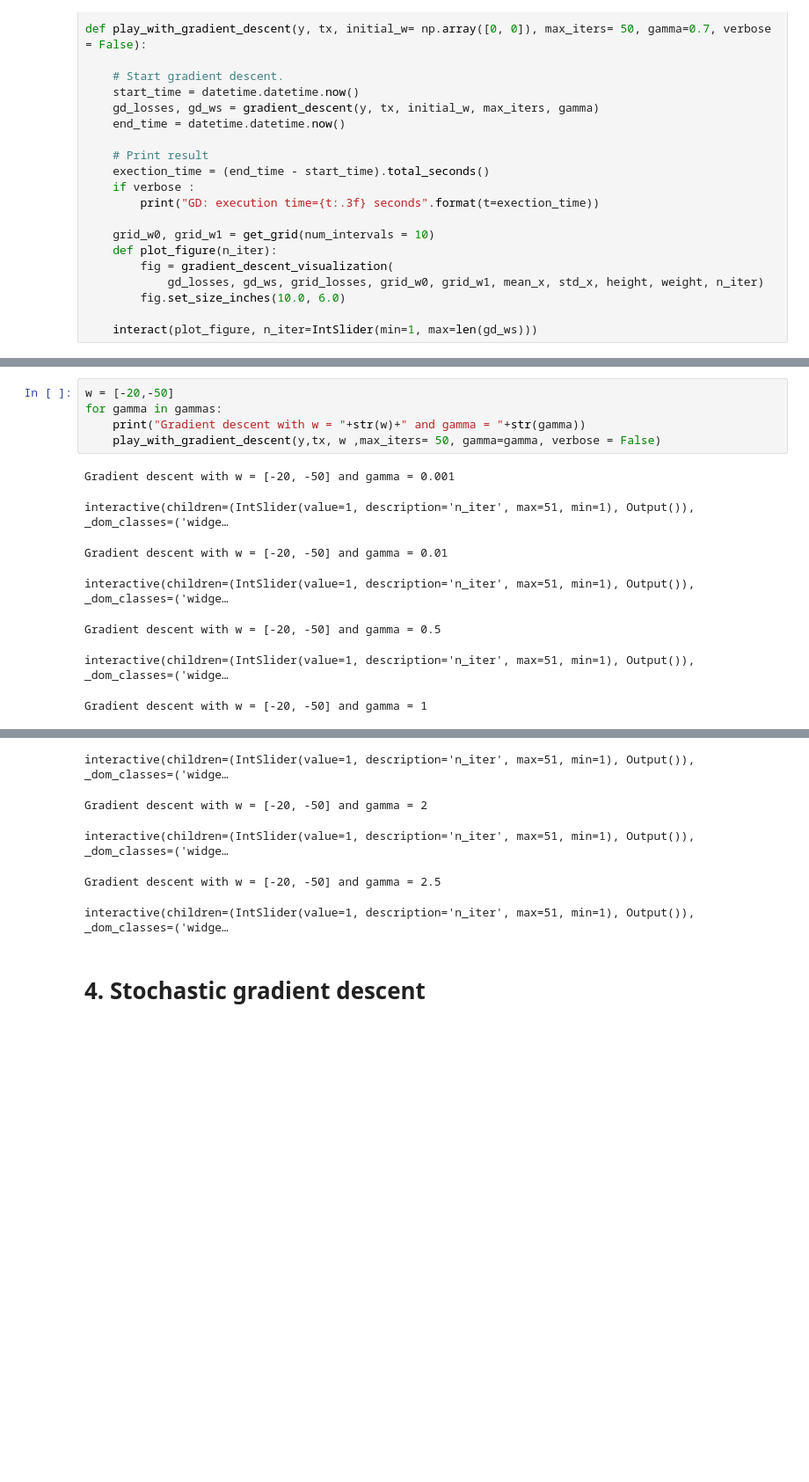
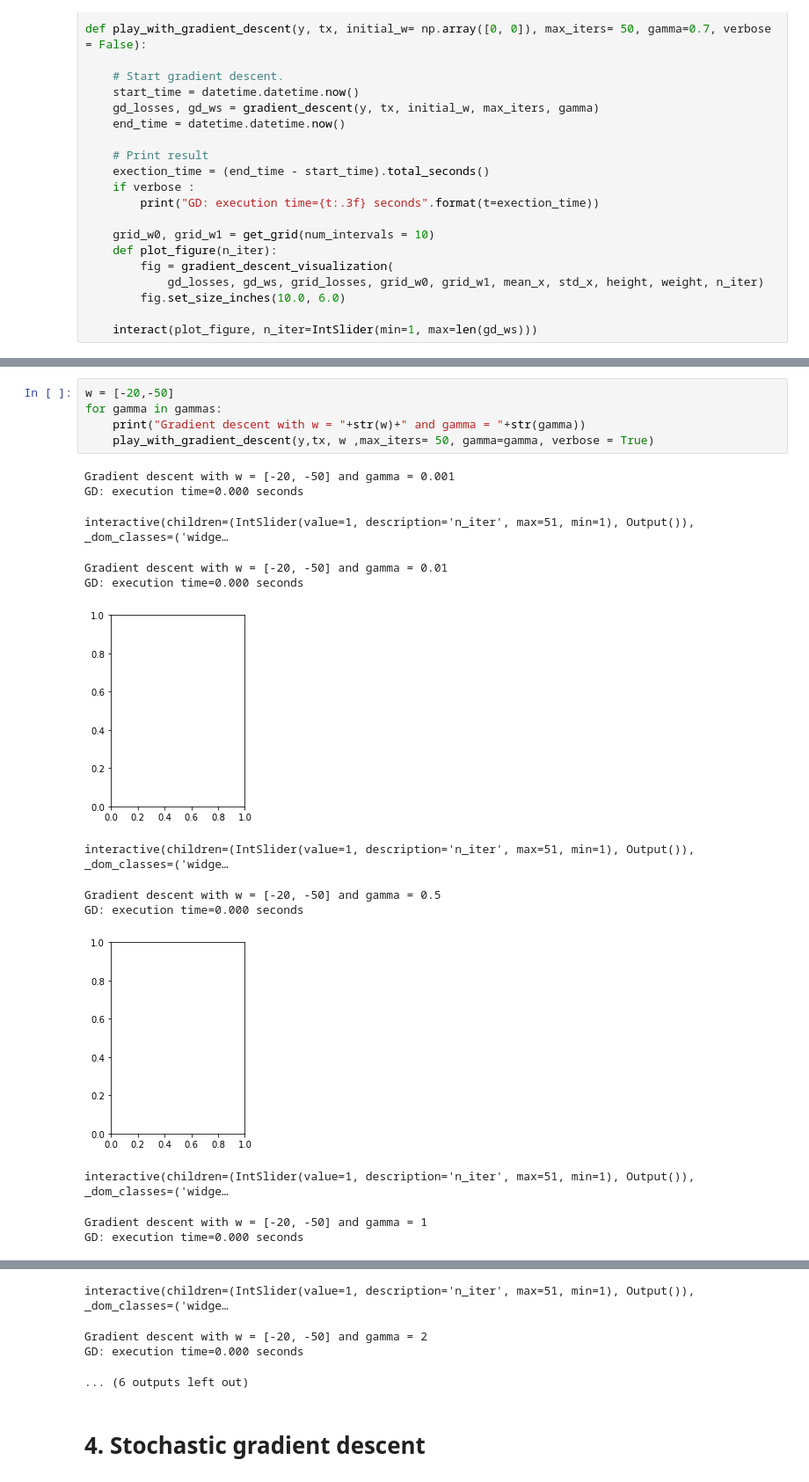
Before and after one commit to Mathiponds/ML_course, a Jupyter notebook: labs/ex02/template/ex02.ipynb, the cells around one changed output, grey strips where cells are left out. Shown at 88% size. Drawn from its saved outputs; the diff is of its cells as text; blank space fills up the shorter version.

```diff
--- a/labs/ex02/template/ex02.ipynb
+++ b/labs/ex02/template/ex02.ipynb
@@ -242,13 +245,19 @@ interactive(children=(IntSlider(value=1, description='n_iter', max=51, min=1), O
 # %%
 w = [-20,-50]
 for gamma in gammas:
     print("Gradient descent with w = "+str(w)+" and gamma = "+str(gamma))
-    play_with_gradient_descent(y,tx, w ,max_iters= 50, gamma=gamma, verbose = False)
+    play_with_gradient_descent(y,tx, w ,max_iters= 50, gamma=gamma, verbose = True)
 # %% [output]
 Gradient descent with w = [-20, -50] and gamma = 0.001
+GD: execution time=0.000 seconds
 interactive(children=(IntSlider(value=1, description='n_iter', max=51, min=1), Output()), _dom_classes=('widge…
 Gradient descent with w = [-20, -50] and gamma = 0.01
+GD: execution time=0.000 seconds
+[figure, added]
 interactive(children=(IntSlider(value=1, description='n_iter', max=51, min=1), Output()), _dom_classes=('widge…
 Gradient descent with w = [-20, -50] and gamma = 0.5
+GD: execution time=0.000 seconds
+[figure, added]
 interactive(children=(IntSlider(value=1, description='n_iter', max=51, min=1), Output()), _dom_classes=('widge…
 Gradient descent with w = [-20, -50] and gamma = 1
+GD: execution time=0.000 seconds
@@ -255,8 +265,7 @@ Gradient descent with w = [-20, -50] and gamma = 1
 interactive(children=(IntSlider(value=1, description='n_iter', max=51, min=1), Output()), _dom_classes=('widge…
 Gradient descent with w = [-20, -50] and gamma = 2
+GD: execution time=0.000 seconds
-interactive(children=(IntSlider(value=1, description='n_iter', max=51, min=1), Output()), _dom_classes=('widge…
+... (6 outputs left out)
-Gradient descent with w = [-20, -50] and gamma = 2.5
-interactive(children=(IntSlider(value=1, description='n_iter', max=51, min=1), Output()), _dom_classes=('widge…
 # %% [markdown]
 # 4. Stochastic gradient descent
 # %%
```
Also changed, not shown: parts of 8 cells of this notebook, 2 other files.
